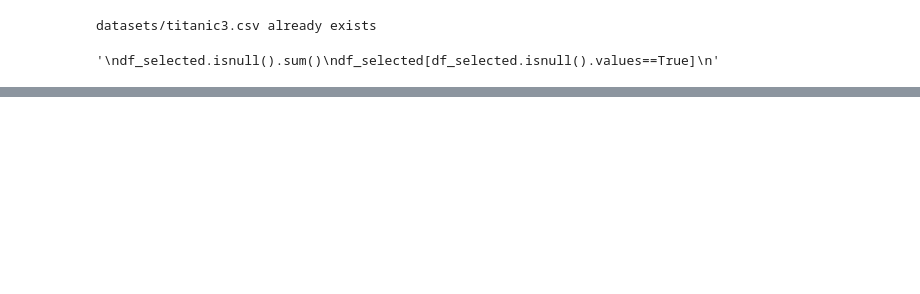
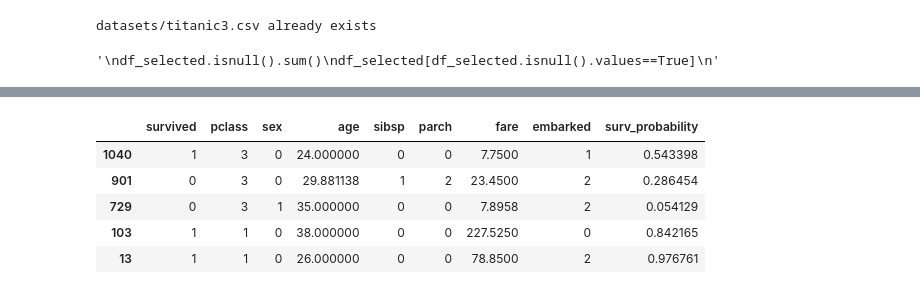
Before and after one commit to XeonShen/python_TF, a Jupyter notebook: sketch_TF_08.ipynb, the cells around one changed output, grey strips where cells are left out. Cells and saved outputs as stored; diff of their text form; code cells hidden in the pictures; blank space fills up the shorter version.

```diff
--- a/sketch_TF_08.ipynb
+++ b/sketch_TF_08.ipynb
@@ -44,0 +96,5 @@ featured=preprocessing.MinMaxScaler(feature_range=(0,1)).fit_transform(feature)
+# %%
+surv_probability=model.predict(feature)
+df_selected.insert(len(df_selected.columns),'surv_probability',surv_probability)
+df_selected.head(5)
+# %% [output]
@@ -44,0 +102,6 @@ featured=preprocessing.MinMaxScaler(feature_range=(0,1)).fit_transform(feature)
+|  | survived | pclass | sex | age | sibsp | parch | fare | embarked | surv_probability |
+| 1040 | 1 | 3 | 0 | 24.000000 | 0 | 0 | 7.7500 | 1 | 0.543398 |
+| 901 | 0 | 3 | 0 | 29.881138 | 1 | 2 | 23.4500 | 2 | 0.286454 |
+| 729 | 0 | 3 | 1 | 35.000000 | 0 | 0 | 7.8958 | 2 | 0.054129 |
+| 103 | 1 | 1 | 0 | 38.000000 | 0 | 0 | 227.5250 | 0 | 0.842165 |
+| 13 | 1 | 1 | 0 | 26.000000 | 0 | 0 | 78.8500 | 2 | 0.976761 |
```
Also changed, not shown: parts of 8 cells of this notebook, 4 other files.
